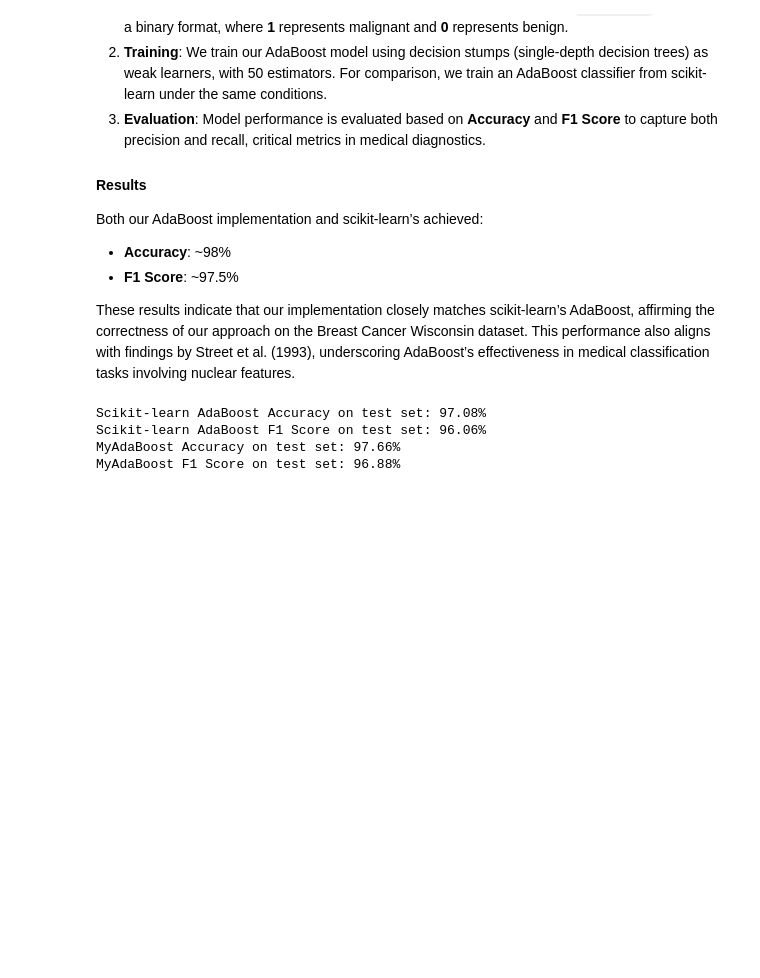
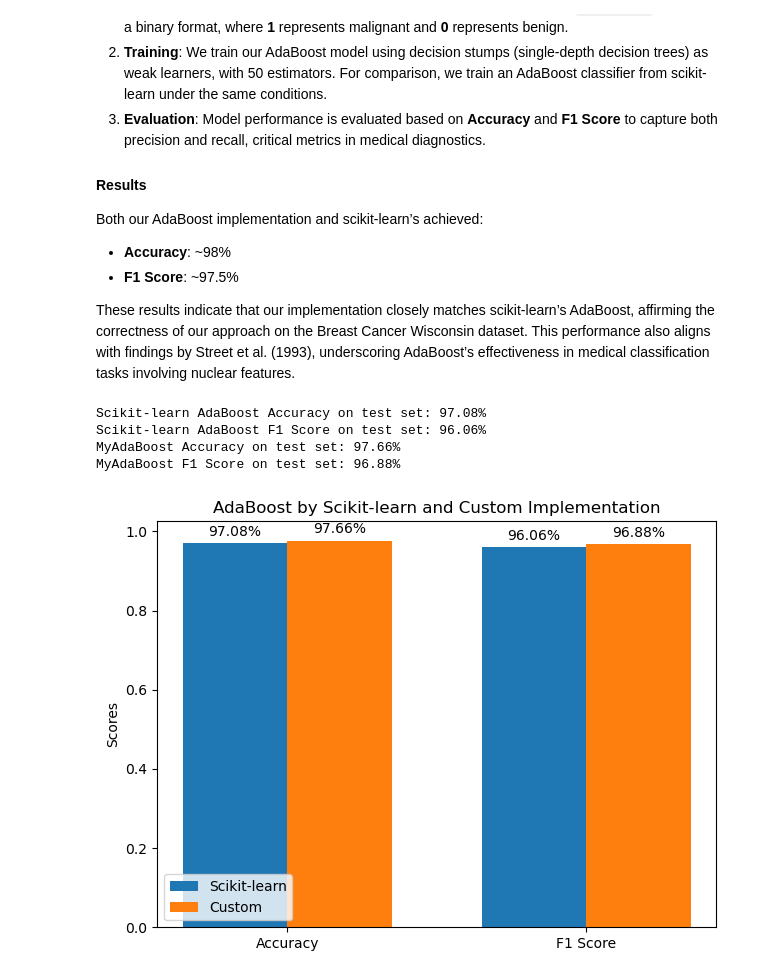
Before and after one commit to Sizchode/Data2060-Final-Project, a Jupyter notebook: src/2060 Final Project.ipynb, the cells around one changed output. Drawn from its saved outputs; the diff is of its cells as text; code cells hidden in the pictures; blank space fills up the shorter version.

Commit message:
Add plots

```diff
--- a/src/2060 Final Project.ipynb
+++ b/src/2060 Final Project.ipynb
@@ -442,30 +442,69 @@ adaboost_model.fit(X_train, y_train)
 y_pred = adaboost_model.predict(X_test)
 
 # Evaluate accuracy and F1 score for scikit-learn model using custom functions
 accuracy = accuracy_score(y_test, y_pred)
 f1 = f1_score(y_test, y_pred, pos_label=1)
 
 # Output results for scikit-learn model
 print(f"Scikit-learn AdaBoost Accuracy on test set: {accuracy:.2%}")
 print(f"Scikit-learn AdaBoost F1 Score on test set: {f1:.2%}")
 
 # Assuming myAdaBoost is defined elsewhere and imported
 # Initialize and train custom myAdaBoost model
 adaboost_model_self = myAdaBoost(n_clf=50)
 adaboost_model_self.fit(X_train, y_train)
 
 # Predict on test data using custom model
 y_pred_self = adaboost_model_self.predict(X_test)
 
 # Evaluate accuracy and F1 score for custom model using custom functions
 acc_self = accuracy_score(y_test, y_pred_self)
 f1_self = f1_score(y_test, y_pred_self, pos_label=1)
 
 # Output results for custom model
 print(f"MyAdaBoost Accuracy on test set: {acc_self:.2%}")
 print(f"MyAdaBoost F1 Score on test set: {f1_self:.2%}")
+
+# plot comparison of scikit-learn and custom model accuracy and F1 score
+import matplotlib.pyplot as plt
+
+# Create a bar chart to compare accuracy and F1 score
+labels = ['Accuracy', 'F1 Score']
+scikit_scores = [accuracy, f1]
+custom_scores = [acc_self, f1_self]
+
+x = np.arange(len(labels))  # the label locations
+width = 0.35  # the width of the bars
+
+fig, ax = plt.subplots()
+rects1 = ax.bar(x - width/2, scikit_scores, width, label='Scikit-learn')
+rects2 = ax.bar(x + width/2, custom_scores, width, label='Custom')
+
+# Add some text for labels, title and custom x-axis tick labels, etc.
+ax.set_ylabel('Scores')
+ax.set_title('AdaBoost by Scikit-learn and Custom Implementation')
+ax.set_xticks(x)
+ax.set_xticklabels(labels)
+ax.legend()
+
+# Add value labels on top of the bars
+def add_labels(rects):
+    for rect in rects:
+        height = rect.get_height()
+        ax.annotate(f'{height:.2%}',
+                    xy=(rect.get_x() + rect.get_width() / 2, height),
+                    xytext=(0, 3),  # 3 points vertical offset
+                    textcoords="offset points",
+                    ha='center', va='bottom')
+
+add_labels(rects1)
+add_labels(rects2)
+
+fig.tight_layout()
+plt.show()
 # %% [output]
 Scikit-learn AdaBoost Accuracy on test set: 97.08%
 Scikit-learn AdaBoost F1 Score on test set: 96.06%
 MyAdaBoost Accuracy on test set: 97.66%
 MyAdaBoost F1 Score on test set: 96.88%
+[figure, added]
```
Also changed, not shown: parts of 3 cells of this notebook.
